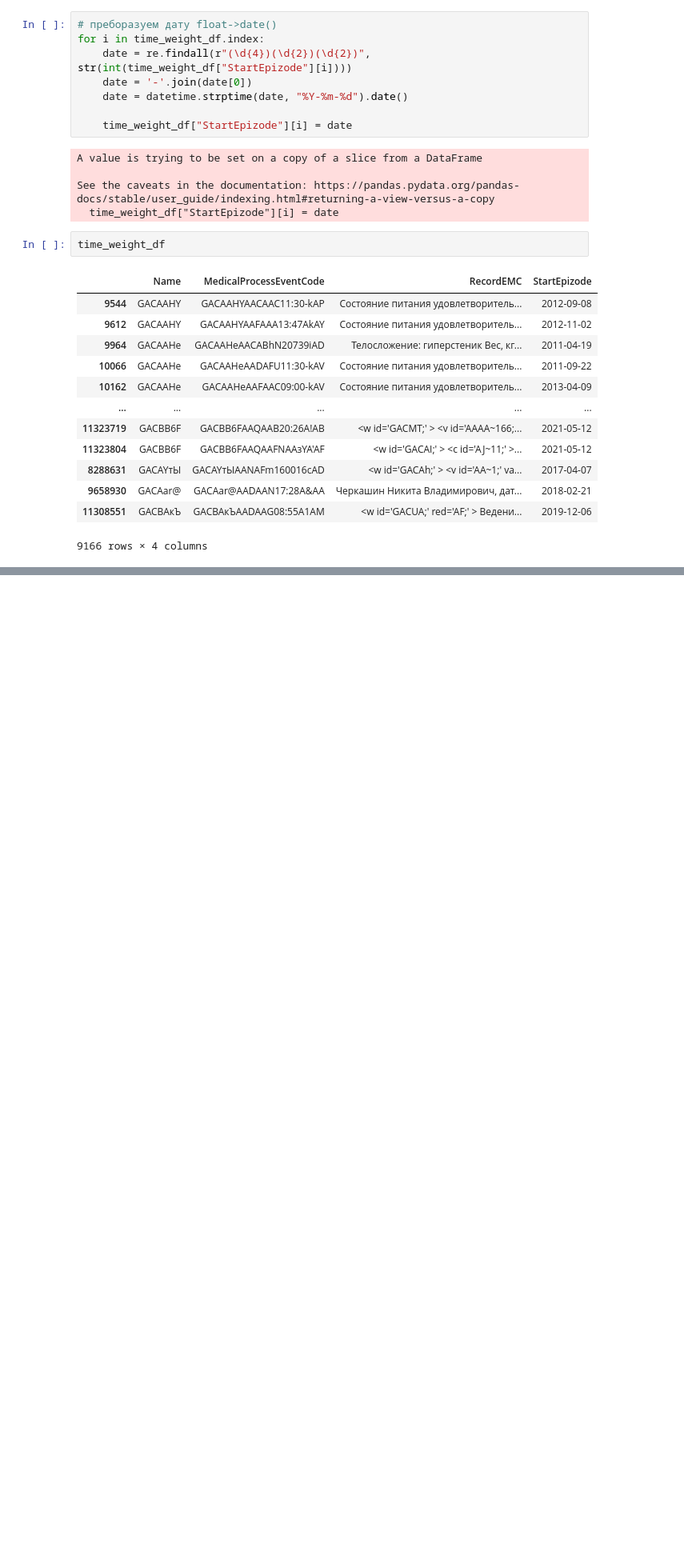
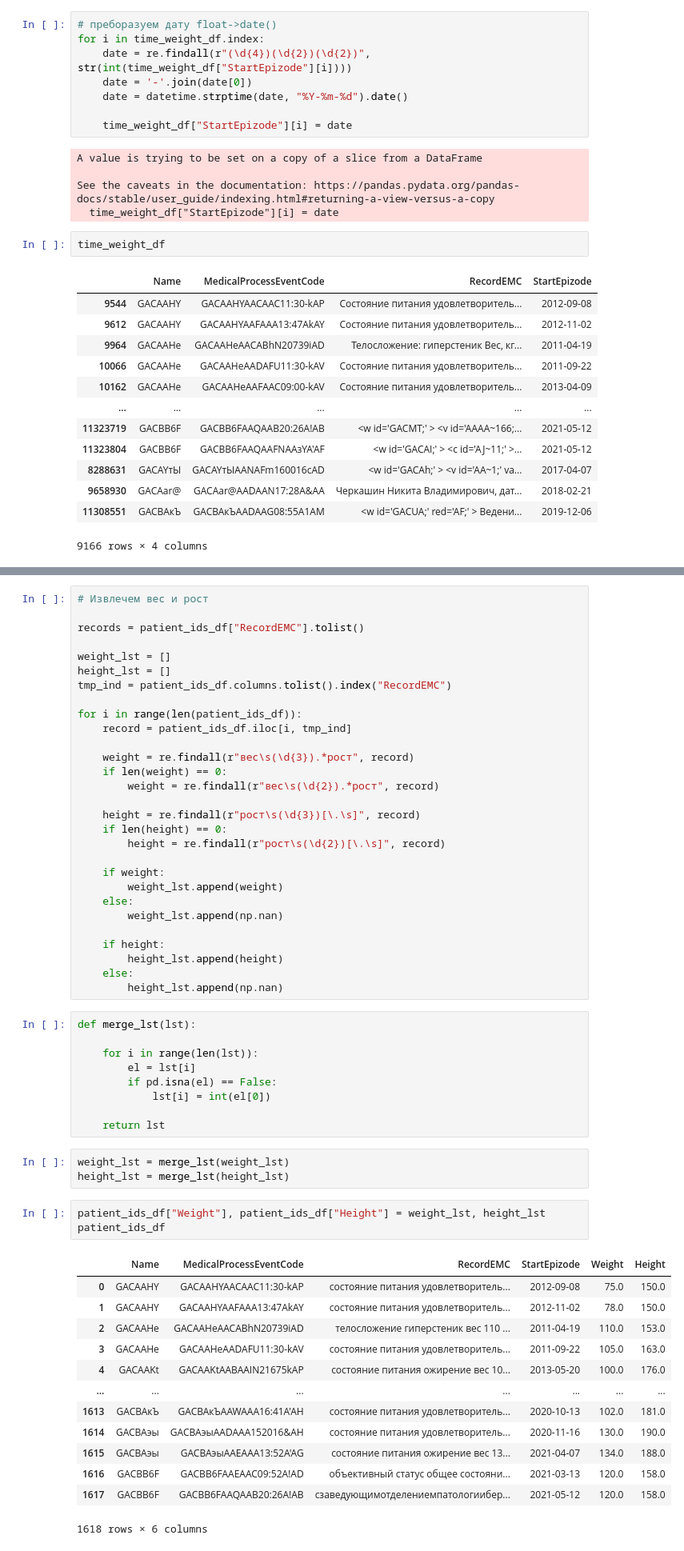
Before and after one commit to alex-mat-s/ITMO_MedicalStatistics, a Jupyter notebook: Project_DataPreprocessing.ipynb, the cells around one changed output, grey strips where cells are left out. Shown at 80% size. Drawn from its saved outputs; the diff is of its cells as text; blank space fills up the shorter version.

```diff
--- a/Project_DataPreprocessing.ipynb
+++ b/Project_DataPreprocessing.ipynb
@@ -585,0 +688,58 @@ df_tmp.iloc[0, 2]
+# %%
+# Извлечем вес и рост
+
+records = patient_ids_df["RecordEMC"].tolist()
+
+weight_lst = []
+height_lst = []
+tmp_ind = patient_ids_df.columns.tolist().index("RecordEMC")
+
+for i in range(len(patient_ids_df)):
+    record = patient_ids_df.iloc[i, tmp_ind]
+
+    weight = re.findall(r"вес\s(\d{3}).*рост", record)
+    if len(weight) == 0:
+        weight = re.findall(r"вес\s(\d{2}).*рост", record)
+
+    height = re.findall(r"рост\s(\d{3})[\.\s]", record)
+    if len(height) == 0:
+        height = re.findall(r"рост\s(\d{2})[\.\s]", record)
+
+    if weight:
+        weight_lst.append(weight)
+    else:
+        weight_lst.append(np.nan)
+
+    if height:
+        height_lst.append(height)
+    else:
+        height_lst.append(np.nan)
+# %%
+def merge_lst(lst):
+
+    for i in range(len(lst)):
+        el = lst[i]
+        if pd.isna(el) == False:
+            lst[i] = int(el[0])
+
+    return lst
+# %%
+weight_lst = merge_lst(weight_lst)
+height_lst = merge_lst(height_lst)
+# %%
+patient_ids_df["Weight"], patient_ids_df["Height"] = weight_lst, height_lst
+patient_ids_df
+# %% [output]
+|  | Name | MedicalProcessEventCode | RecordEMC | StartEpizode | Weight | Height |
+| 0 | GACAAHY | GACAAHYAACAAC11:30-kAP | состояние питания удовлетворитель... | 2012-09-08 | 75.0 | 150.0 |
+| 1 | GACAAHY | GACAAHYAAFAAA13:47AkAY | состояние питания удовлетворитель... | 2012-11-02 | 78.0 | 150.0 |
+| 2 | GACAAHe | GACAAHeAACABhN20739iAD | телосложение гиперстеник вес 110 ... | 2011-04-19 | 110.0 | 153.0 |
+| 3 | GACAAHe | GACAAHeAADAFU11:30-kAV | состояние питания удовлетворитель... | 2011-09-22 | 105.0 | 163.0 |
+| 4 | GACAAKt | GACAAKtAABAAIN21675kAP | состояние питания ожирение вес 10... | 2013-05-20 | 100.0 | 176.0 |
+| ... | ... | ... | ... | ... | ... | ... |
+| 1613 | GACBAкЪ | GACBAкЪAAWAAA16:41A'AH | состояние питания удовлетворитель... | 2020-10-13 | 102.0 | 181.0 |
+| 1614 | GACBAэы | GACBAэыAADAAA152016&AH | состояние питания удовлетворитель... | 2020-11-16 | 130.0 | 190.0 |
+| 1615 | GACBAэы | GACBAэыAAEAAA13:52A'AG | состояние питания ожирение вес 13... | 2021-04-07 | 134.0 | 188.0 |
+| 1616 | GACBB6F | GACBB6FAAEAAC09:52A!AD | объективный статус общее состояни... | 2021-03-13 | 120.0 | 158.0 |
+| 1617 | GACBB6F | GACBB6FAAQAAB20:26A!AB | сзаведующимотделениемпатологиибер... | 2021-05-12 | 120.0 | 158.0 |
+1618 rows × 6 columns
```
Also changed, not shown: parts of 24 cells of this notebook.
